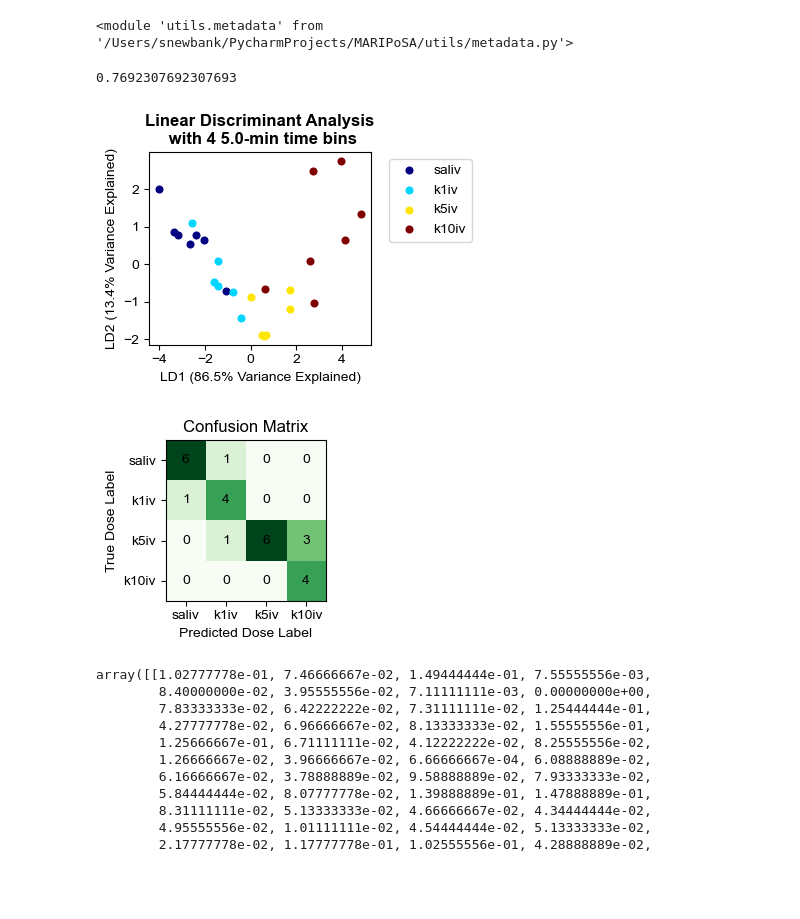
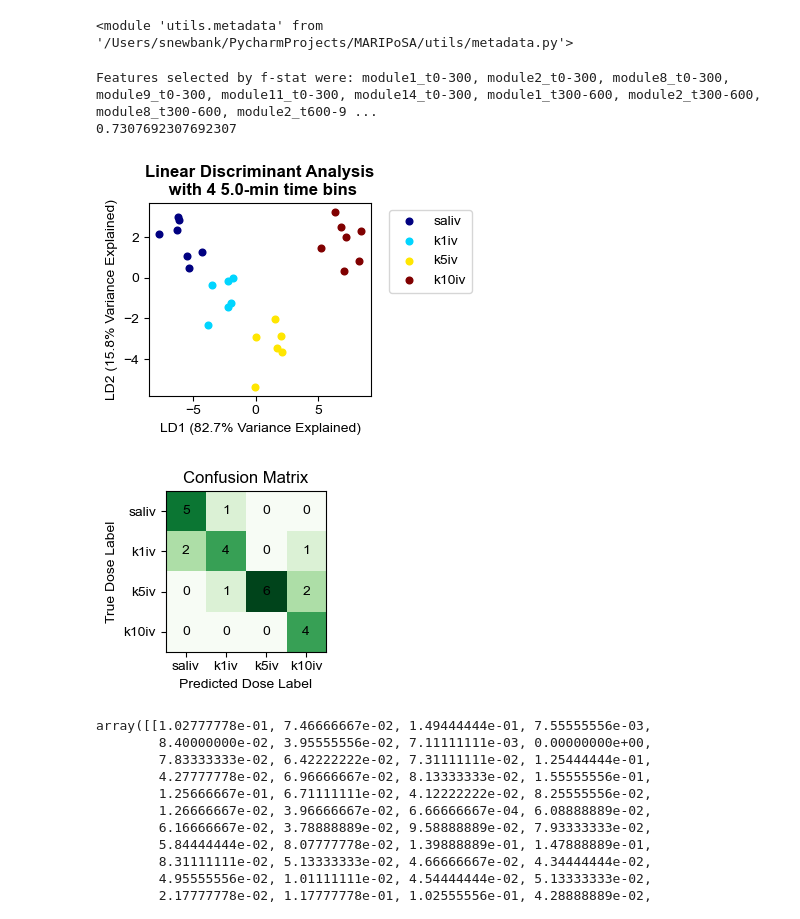
Before and after one commit to s-ewbank/MARIPoSA, a Jupyter notebook: demo/demo5_lda.ipynb, the cells around one changed output. Cells and saved outputs as stored; diff of their text form; code cells hidden in the pictures; blank space fills up the shorter version.

```diff
--- a/demo/demo5_lda.ipynb
+++ b/demo/demo5_lda.ipynb
@@ -32,16 +32,17 @@ config = metadata.load_project(config_path)
 # %%
 selected_subgroups=['saliv', 'k1iv', 'k5iv', 'k10iv']
 importlib.reload(analysis)
 labels_df, _ = analysis.label_counter_subgroups(config,0,1200,selected_subgroups=selected_subgroups)
-lda_result = analysis.lda_labels_timebins(config,labels_df,binsize=300,selected_subgroups=selected_subgroups,loocv=True,feature_selection=("f",1))
+lda_result = analysis.lda_labels_timebins(config,labels_df,binsize=300,selected_subgroups=selected_subgroups,loocv=True,feature_selection=("f",10))
 fig = plot.plot_lda(config, lda_result, cmap="jet")
 fig = plot.plot_conf_mat(lda_result)
 print(lda_result.loocv_accuracy)
 plt.show()
 # %% [output]
-0.7692307692307693
+Features selected by f-stat were: module1_t0-300, module2_t0-300, module8_t0-300, module9_t0-300, module11_t0-300, module14_t0-300, module1_t300-600, module2_t300-600, module8_t300-600, module2_t600-9 ...
+0.7307692307692307
-[figure, old version]
+[figure, new version]
-[figure, old version]
+[figure, new version]
 # %%
 lda_result.label_counts[np.array(lda_result.group_labels)==0,:]
 # %% [output]
```
Also changed, not shown: parts of 1 cell of this notebook, 2 other files.
